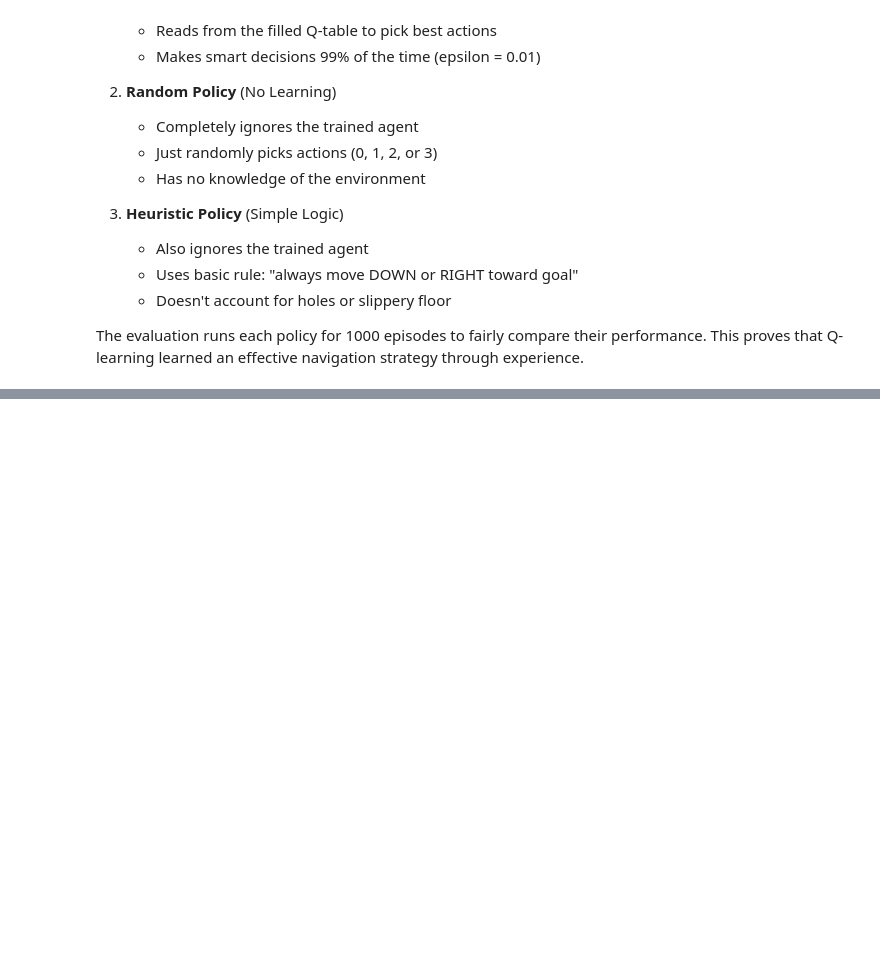
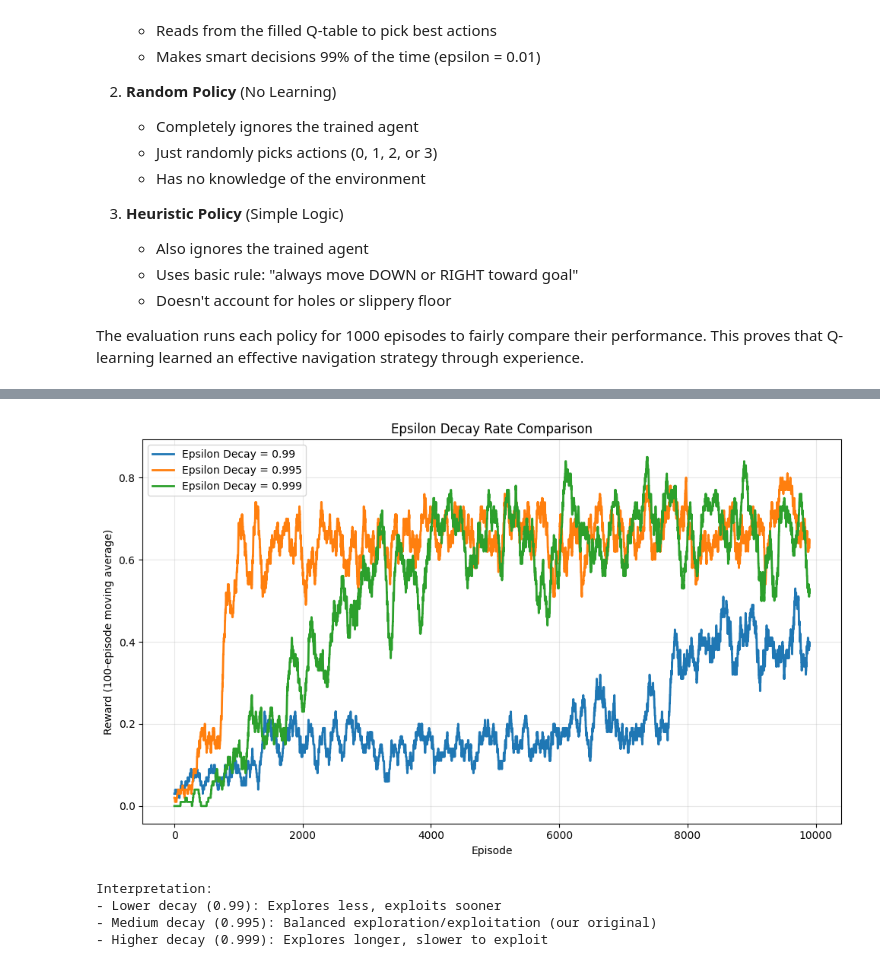
Before and after one commit to QuasimodoCodes/4610-Final, a Jupyter notebook: warehouse_robot_rl/warehouse_robot_rl.ipynb, the cells around one changed output, grey strips where cells are left out. Drawn from its saved outputs; the diff is of its cells as text; code cells hidden in the pictures; blank space fills up the shorter version.

```diff
--- a/warehouse_robot_rl/warehouse_robot_rl.ipynb
+++ b/warehouse_robot_rl/warehouse_robot_rl.ipynb
@@ -775,0 +1011,30 @@ Heuristic Policy (Simple Logic):
+# %%
+# Visualize epsilon decay comparison
+fig, ax = plt.subplots(figsize=(10, 6))
+
+for decay, results in epsilon_results.items():
+    # Calculate moving average
+    window = 100
+    rewards_ma = np.convolve(results['rewards'], np.ones(window)/window, mode='valid')
+    episodes = np.arange(len(rewards_ma))
+
+    ax.plot(episodes, rewards_ma, label=f'Epsilon Decay = {decay}', linewidth=2)
+
+ax.set_xlabel('Episode')
+ax.set_ylabel('Reward (100-episode moving average)')
+ax.set_title('Epsilon Decay Rate Comparison')
+ax.legend()
+ax.grid(True, alpha=0.3)
+plt.tight_layout()
+plt.show()
+
+print("\nInterpretation:")
+print("- Lower decay (0.99): Explores less, exploits sooner")
+print("- Medium decay (0.995): Balanced exploration/exploitation (our original)")
+print("- Higher decay (0.999): Explores longer, slower to exploit")
+# %% [output]
+[figure, added]
+Interpretation:
+- Lower decay (0.99): Explores less, exploits sooner
+- Medium decay (0.995): Balanced exploration/exploitation (our original)
+- Higher decay (0.999): Explores longer, slower to exploit
```
Also changed, not shown: parts of 31 cells of this notebook, 1 other file.
